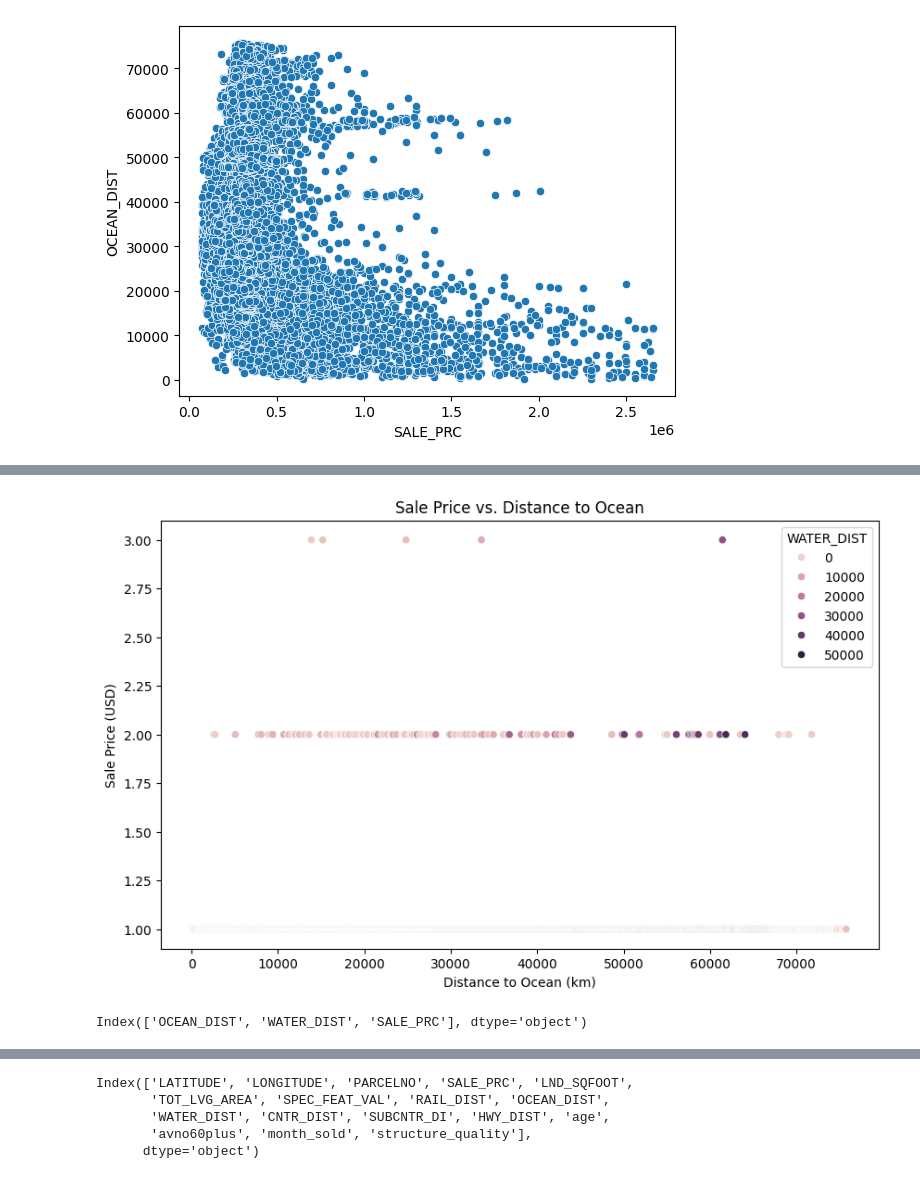
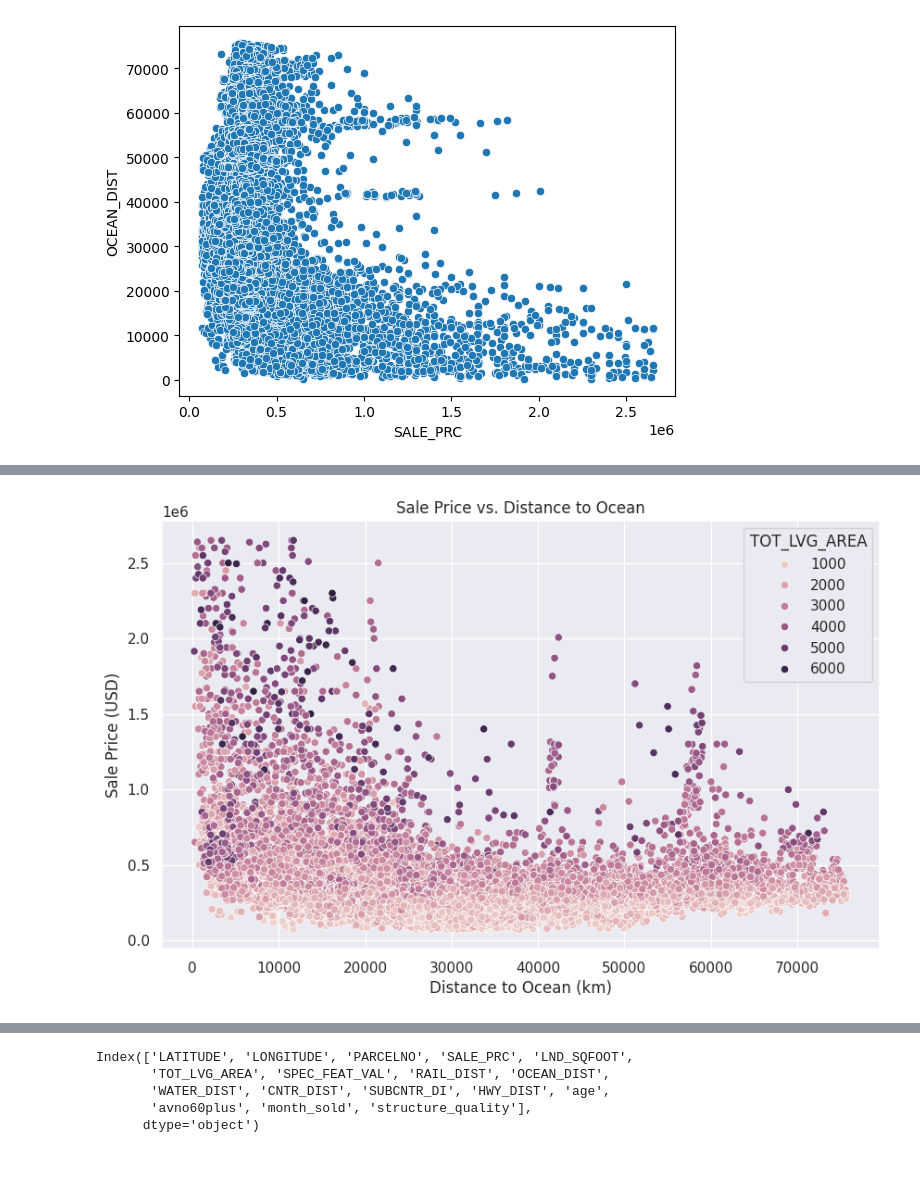
Before and after one commit to ileanacoletta/PF_Ileana_Coletta, a Jupyter notebook: PF_1_02.ipynb, the cells around one changed output, grey strips where cells are left out. Drawn from its saved outputs; the diff is of its cells as text; code cells hidden in the pictures.

```diff
--- a/PF_1_02.ipynb
+++ b/PF_1_02.ipynb
@@ -414,11 +406,12 @@ df_h1
 # %%
 # Discretizar el área total habitable en intervalos de 1000
-df_h1['TOT_LVG_AREA_grouped'] = pd.cut(df_h1['TOT_LVG_AREA'], range(0, df_h1['TOT_LVG_AREA'].max() + 1000, 1000), right=False)
+df['TOT_LVG_AREA_grouped'] = pd.cut(df['TOT_LVG_AREA'], range(0, df['TOT_LVG_AREA'].max() + 1000, 1000), right=False)
 
 # Pivotar los datos con las nuevas categorías
-pivot_table = df_h1.pivot_table(index='structure_quality', columns='TOT_LVG_AREA_grouped', values='SALE_PRC', aggfunc='mean')
+pivot_table = df.pivot_table(index='structure_quality', columns='TOT_LVG_AREA_grouped', values='SALE_PRC', aggfunc='mean')
 
 # Crear el mapa de calor
+sns.set(rc={'figure.figsize': (15, 10)})
 sns.heatmap(pivot_table, annot=True, fmt=".2f", cmap='coolwarm')
 
 # Personalizar el gráfico (opcional)
@@ -572,16 +575,9 @@ sns.scatterplot(data=df, x='SALE_PRC', y='OCEAN_DIST')
 # %%
-import seaborn as sns
-import matplotlib.pyplot as plt
-
 plt.figure(figsize=(10, 6))
-sns.scatterplot(x='OCEAN_DIST', y='SALE_PRC', hue='WATER_DIST', data=df_h1)
+sns.scatterplot(x='OCEAN_DIST', y='SALE_PRC', hue='TOT_LVG_AREA', data=df)
 plt.xlabel('Distance to Ocean (km)')
 plt.ylabel('Sale Price (USD)')
 plt.title('Sale Price vs. Distance to Ocean')
 plt.show()
 # %% [output]
-[figure, old version]
+[figure, new version]
-# %%
-df_h1.columns
-# %% [output]
-Index(['OCEAN_DIST', 'WATER_DIST', 'SALE_PRC'], dtype='object')
```
Also changed, not shown: parts of 21 cells of this notebook.
